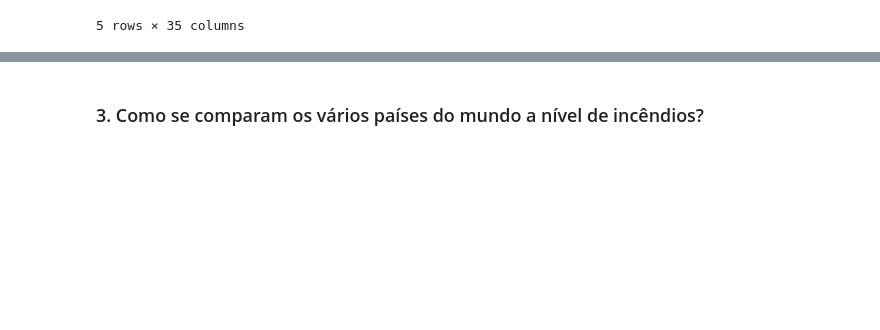
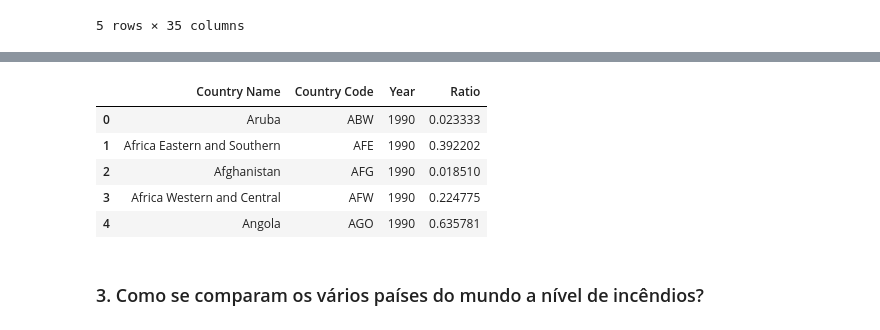
Before and after one commit to BeaMadeira/SGD-Projeto-2, a Jupyter notebook: python/sgd_project_2.ipynb, the cells around one changed output, grey strips where cells are left out. Cells and saved outputs as stored; diff of their text form; code cells hidden in the pictures; blank space fills up the shorter version.

```diff
--- a/python/sgd_project_2.ipynb
+++ b/python/sgd_project_2.ipynb
@@ -92,2 +123,16 @@ surface_data.describe()
+# %%
+columns = data.columns.values.astype('U')
+id_columns = columns[np.invert(np.char.isdigit(columns))]
+value_columns = columns[np.char.isdigit(columns)]
+data2 = pd.melt(data, id_vars=id_columns, value_vars=value_columns, var_name='Year', value_name='Ratio')
+# %%
+data2.head()
+# %% [output]
+|  | Country Name | Country Code | Year | Ratio |
+| 0 | Aruba | ABW | 1990 | 0.023333 |
+| 1 | Africa Eastern and Southern | AFE | 1990 | 0.392202 |
+| 2 | Afghanistan | AFG | 1990 | 0.018510 |
+| 3 | Africa Western and Central | AFW | 1990 | 0.224775 |
+| 4 | Angola | AGO | 1990 | 0.635781 |
 # %% [markdown]
 ### 3. Como se comparam os vários países do mundo a nível de incêndios?
```
Also changed, not shown: parts of 12 cells of this notebook.
